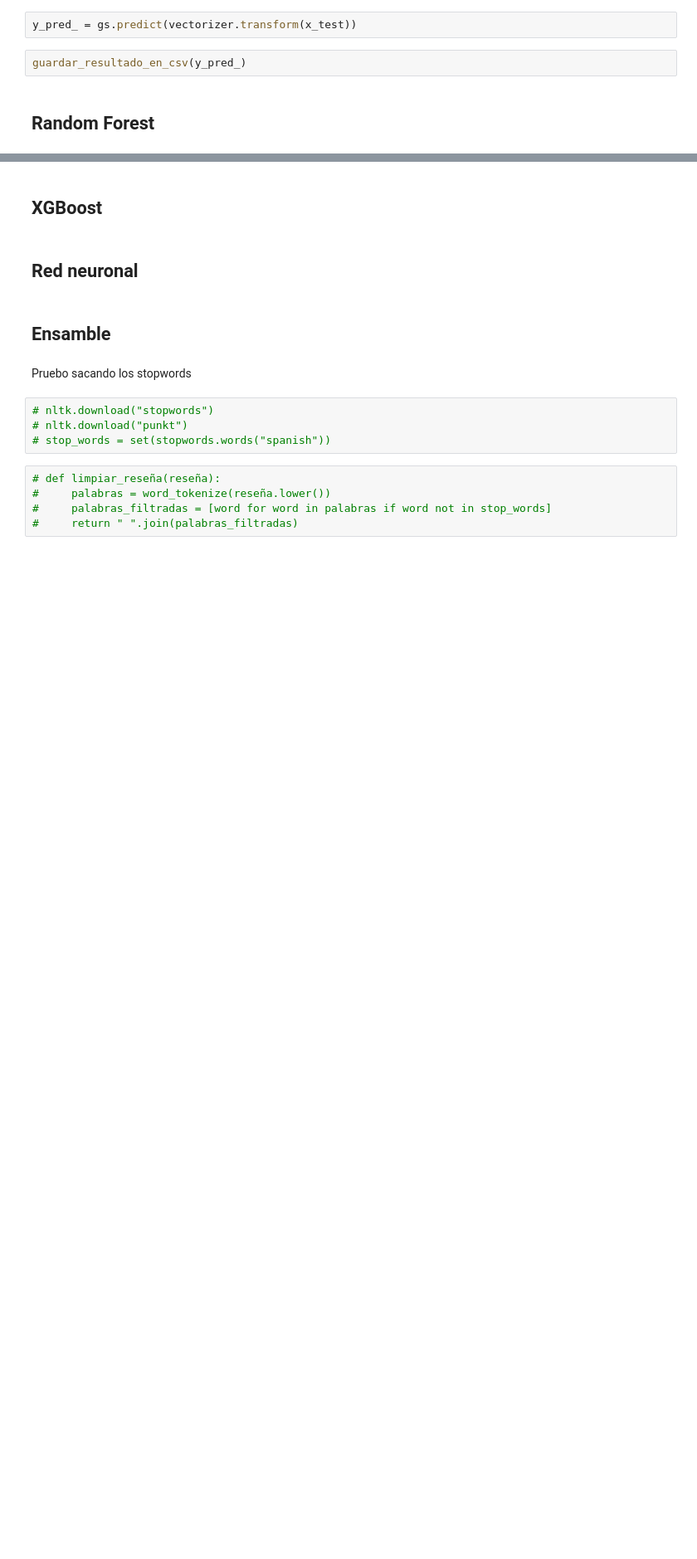
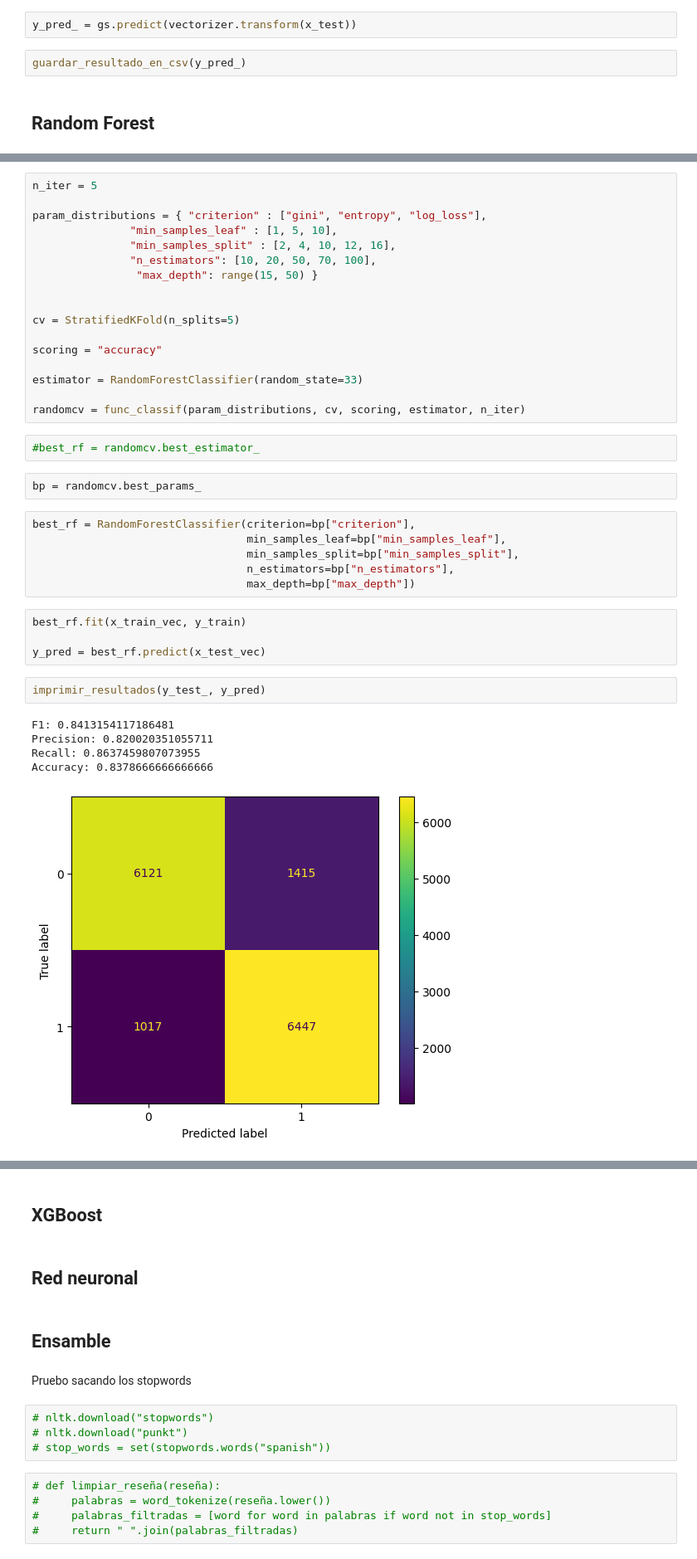
Before and after one commit to Taielmolina01/7506R-1C2024-GRUPO01, a Jupyter notebook: TP2/7506R_TP2_GRUPO01_ENTREGA.ipynb, the cells around one changed output, grey strips where cells are left out. Shown at 83% size. Saved outputs shown, nothing was run; the diff lists cells and outputs as text; blank space fills up the shorter version.

```diff
--- a/TP2/7506R_TP2_GRUPO01_ENTREGA.ipynb
+++ b/TP2/7506R_TP2_GRUPO01_ENTREGA.ipynb
@@ -148,0 +165,39 @@ guardar_resultado_en_csv(y_pred_)
+# %%
+n_iter = 5
+
+param_distributions = { "criterion" : ["gini", "entropy", "log_loss"],
+               "min_samples_leaf" : [1, 5, 10],
+               "min_samples_split" : [2, 4, 10, 12, 16],
+               "n_estimators": [10, 20, 50, 70, 100],
+                "max_depth": range(15, 50) }
+
+
+cv = StratifiedKFold(n_splits=5)
+
+scoring = "accuracy"
+
+estimator = RandomForestClassifier(random_state=33)
+
+randomcv = func_classif(param_distributions, cv, scoring, estimator, n_iter)
+# %%
+#best_rf = randomcv.best_estimator_
+# %%
+bp = randomcv.best_params_
+# %%
+best_rf = RandomForestClassifier(criterion=bp["criterion"],
+                                 min_samples_leaf=bp["min_samples_leaf"],
+                                 min_samples_split=bp["min_samples_split"],
+                                 n_estimators=bp["n_estimators"],
+                                 max_depth=bp["max_depth"])
+# %%
+best_rf.fit(x_train_vec, y_train)
+
+y_pred = best_rf.predict(x_test_vec)
+# %%
+imprimir_resultados(y_test_, y_pred)
+# %% [output]
+F1: 0.8413154117186481
+Precision: 0.820020351055711
+Recall: 0.8637459807073955
+Accuracy: 0.8378666666666666
+[figure, added]
```
Also changed, not shown: parts of 5 cells of this notebook, 1 other file.
